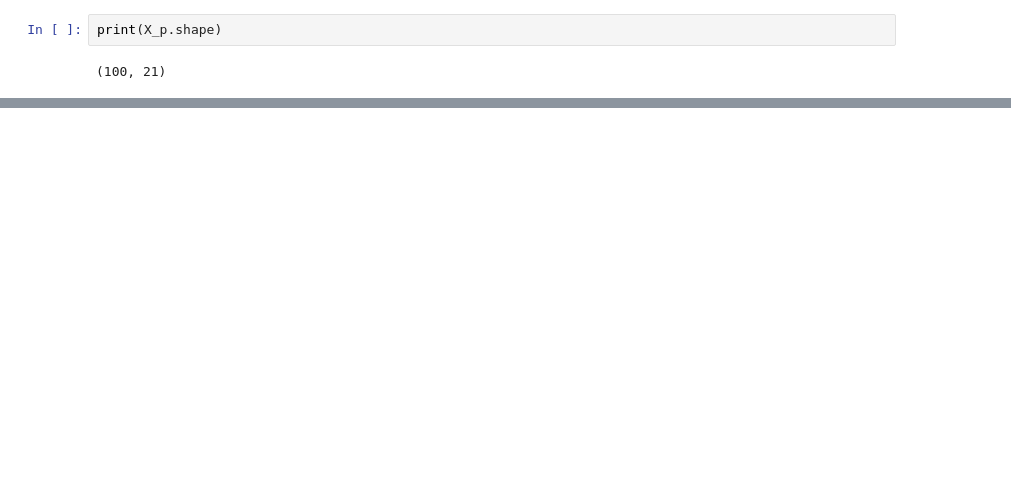
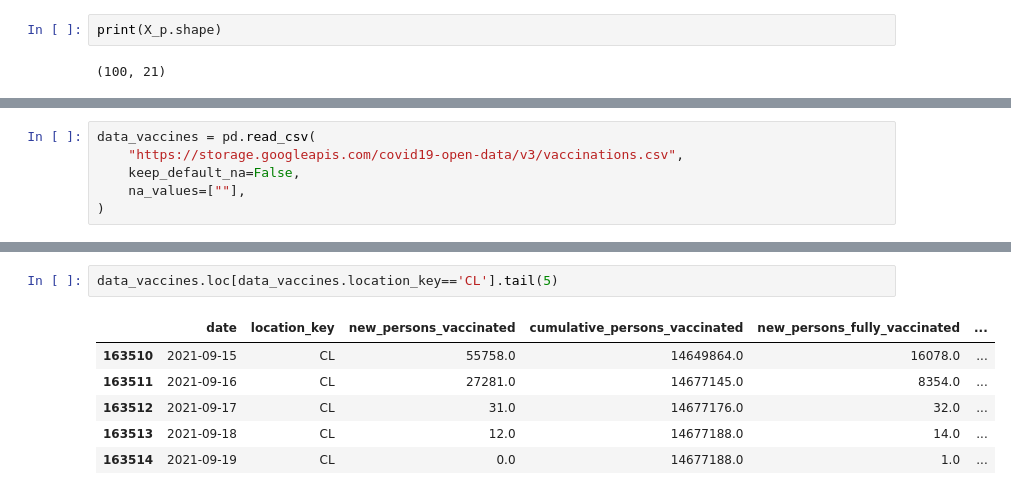
Before and after one commit to sherna90/mineria_datos, a Jupyter notebook: 3.-modelos_lineales.ipynb, the cells around one changed output, grey strips where cells are left out. Cells and saved outputs as stored; diff of their text form; blank space fills up the shorter version.

```diff
--- a/3.-modelos_lineales.ipynb
+++ b/3.-modelos_lineales.ipynb
@@ -510,0 +247,6 @@ plt.plot(np.exp(y_test),np.exp(y_hat),'b.')
+# %%
+data_vaccines = pd.read_csv(
+    "https://storage.googleapis.com/covid19-open-data/v3/vaccinations.csv",
+    keep_default_na=False,
+    na_values=[""],
+)
@@ -510,0 +289,9 @@ plt.plot(np.exp(y_test),np.exp(y_hat),'b.')
+# %%
+data_vaccines.loc[data_vaccines.location_key=='CL'].tail(5)
+# %% [output]
+|  | date | location_key | new_persons_vaccinated | cumulative_persons_vaccinated | new_persons_fully_vaccinated | ... |
+| 163510 | 2021-09-15 | CL | 55758.0 | 14649864.0 | 16078.0 | ... |
+| 163511 | 2021-09-16 | CL | 27281.0 | 14677145.0 | 8354.0 | ... |
+| 163512 | 2021-09-17 | CL | 31.0 | 14677176.0 | 32.0 | ... |
+| 163513 | 2021-09-18 | CL | 12.0 | 14677188.0 | 14.0 | ... |
+| 163514 | 2021-09-19 | CL | 0.0 | 14677188.0 | 1.0 | ... |
```
Also changed, not shown: parts of 44 cells of this notebook.
